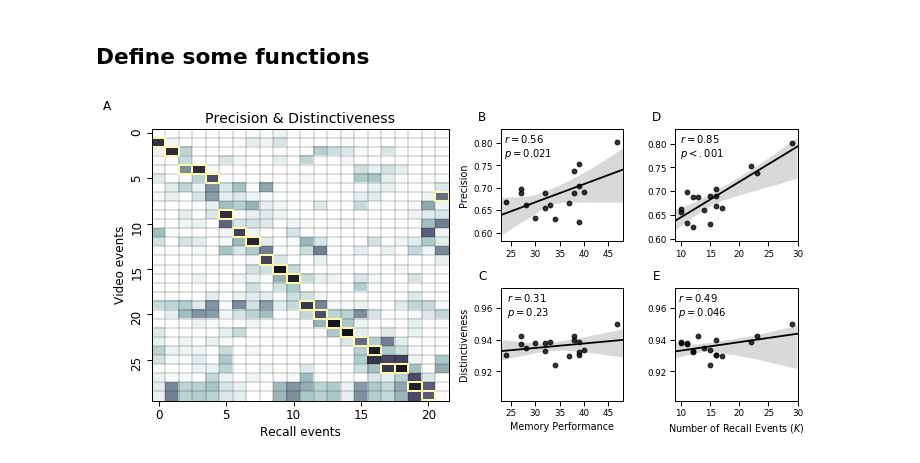
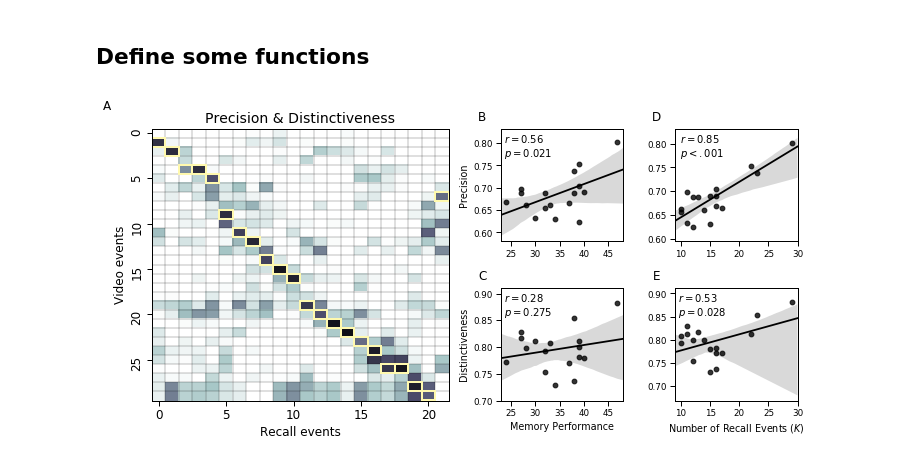
Before and after one commit to ContextLab/sherlock-topic-model-paper, a Jupyter notebook: code/notebooks/main/precision_distinctiveness_fig.ipynb, the cells around one changed output. Saved outputs shown, nothing was run; the diff lists cells and outputs as text; code cells hidden in the pictures.

Commit message:
updated distinctiveness func

```diff
--- a/code/notebooks/main/precision_distinctiveness_fig.ipynb
+++ b/code/notebooks/main/precision_distinctiveness_fig.ipynb
@@ -32,6 +32,7 @@ cmap = plt.cm.bone_r
 # %%
 video_events = np.load(opj(datadir, 'video_events.npy'), allow_pickle=True)
 recall_events = np.load(opj(datadir, 'recall_events.npy'), allow_pickle=True)
+event_mappings = np.load(opj(datadir, 'labels.npy'), allow_pickle=True)
 # %% [markdown]
 ## Define some functions
 # %%
@@ -39,9 +40,16 @@ def precision_func(video, recall):
     return np.max(1 - cdist(video, recall, 'correlation'), 0).mean()
 
 
-def distinctiveness_func(video, recall):
-    corrmat = 1 - cdist(video, recall, 'correlation')
-    return 1 - np.mean([np.sort(r_ev)[:-1].mean() for r_ev in corrmat.T])
+def distinctiveness_func(video, recall, matches):
+    recall_cm = np.corrcoef(recall)
+    recall_precs = np.diag(1 - cdist(video[matches], recall, 'correlation'))
+    event_scores = []
+    for i, m in enumerate(np.unique(matches)):
+        matched_ix = np.where(matches == m)[0]
+        best_match = matched_ix[recall_precs[matched_ix].argmax()]
+        score = 1 - corr_mean(recall_cm[best_match][matches != m])
+        event_scores.append(score)
+    return corr_mean(event_scores)
 
 
 def corr_pearsonr(r_vals, metric2):
@@ -55,7 +63,7 @@ def fmt_stat(stat):
     else:
         return f"$r = {round(r, 2)}$\n$p = {round(p, 3)}$"
 # %%
-# general settings and
+# general settings and parameters
 fig = plt.figure()
 fig.set_size_inches(10, 5)
 gs = fig.add_gridspec(2, 4)
@@ -68,7 +76,7 @@ e = fig.add_subplot(gs[1, 3])
 
 # format the data
 precision = [precision_func(video_events, r) for r in recall_events]
-distinctiveness = [distinctiveness_func(video_events, r) for r in recall_events]
+distinctiveness = [distinctiveness_func(video_events, r, m) for r, m in zip(recall_events, event_mappings)]
 
 df = pd.DataFrame(np.array([HAND_REC, N_REC_EVENTS, precision, distinctiveness]).T,
                   columns=['Memory Performance', 'Number of Recall Events ($K$)',
@@ -99,35 +107,35 @@ sns.regplot(df['Number of Recall Events ($K$)'], df['Precision'], ax=d, color='b
 sns.regplot(df['Number of Recall Events ($K$)'], df['Distinctiveness'], ax=e, color='black')
 
 # add labels
 label=['A', 'B', 'C', 'D', 'E']
 for p, l in zip([a, b, c, d, e], label):
     p.text(-.15,1.07,l,
         horizontalalignment='center',
         transform=p.transAxes,
           fontsize=12)
 
 # format axes
-b.set(xticks=np.arange(25, 50, 5), xlabel=None)
-c.set(xticks=np.arange(25, 50, 5))
-d.set(xticks=np.arange(10, 35, 5), xlabel=None, ylabel=None)
-e.set(xticks=np.arange(10, 35, 5), ylabel=None)
+b.set(xticks=np.arange(25, 50, 5), yticks=np.arange(.6, .85, .05), xlabel=None)
+c.set(xticks=np.arange(25, 50, 5), yticks=np.arange(.7, .9, .05))
+d.set(xticks=np.arange(10, 35, 5), yticks=np.arange(.6, .85, .05), xlabel=None, ylabel=None)
+e.set(xticks=np.arange(10, 35, 5), yticks=np.arange(.7, .9, .05), ylabel=None)
 
 # add stats
 cols = [('Precision', 'Memory Performance'),
         ('Distinctiveness', 'Memory Performance'),
         ('Precision', 'Number of Recall Events ($K$)'),
         ('Distinctiveness', 'Number of Recall Events ($K$)')]
 for p, c in zip([b, c, d, e], cols):
     stat = corr_pearsonr(df[c[0]], df[c[1]])
     p.text(.22, .75, fmt_stat(stat),
            horizontalalignment='center',
            multialignment='left',
            transform=p.transAxes,
            fontsize=10)
 
 plt.subplots_adjust(wspace=.25, hspace=.25)
 plt.tight_layout()
 
 # plt.savefig(opj(figdir, 'precision_distinctiveness.pdf'))
 # %% [output]
-[figure, old version]
+[figure, new version]
```
Also changed, not shown: parts of 1 cell of this notebook.
